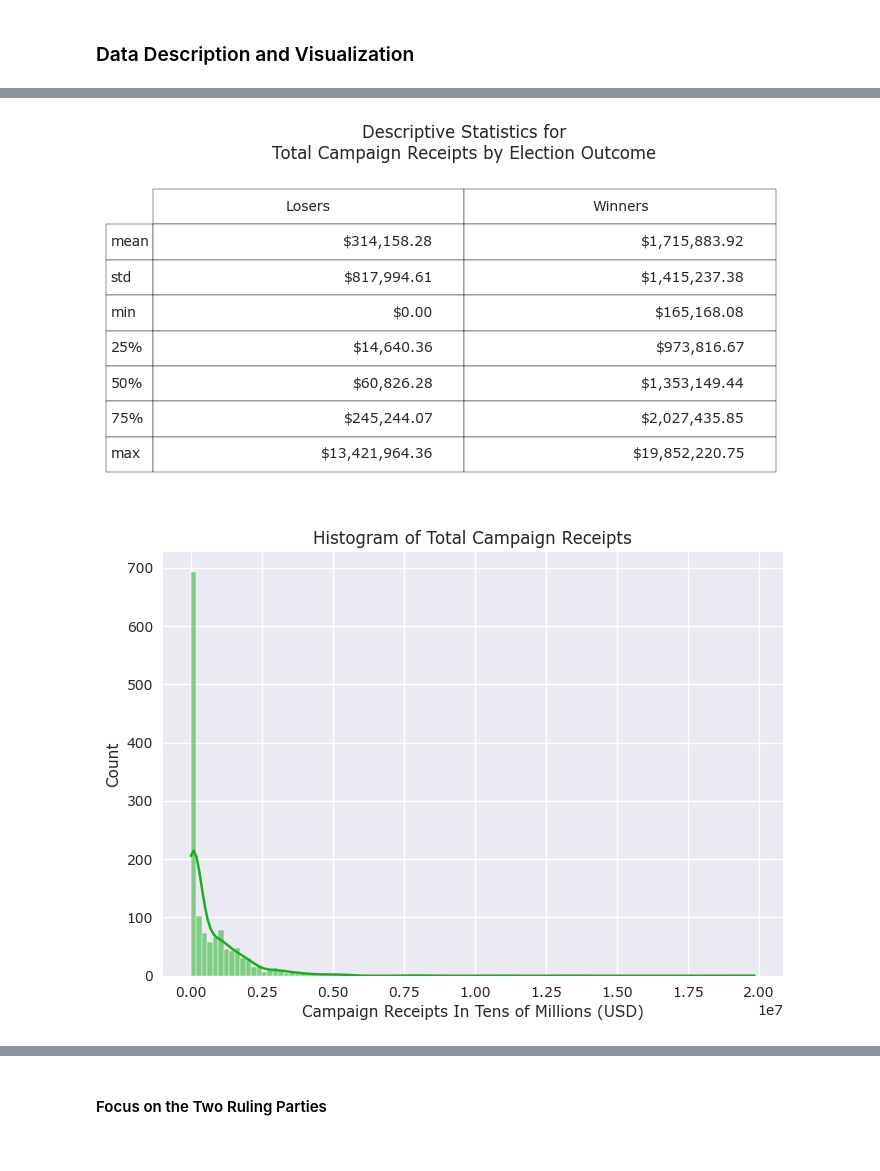
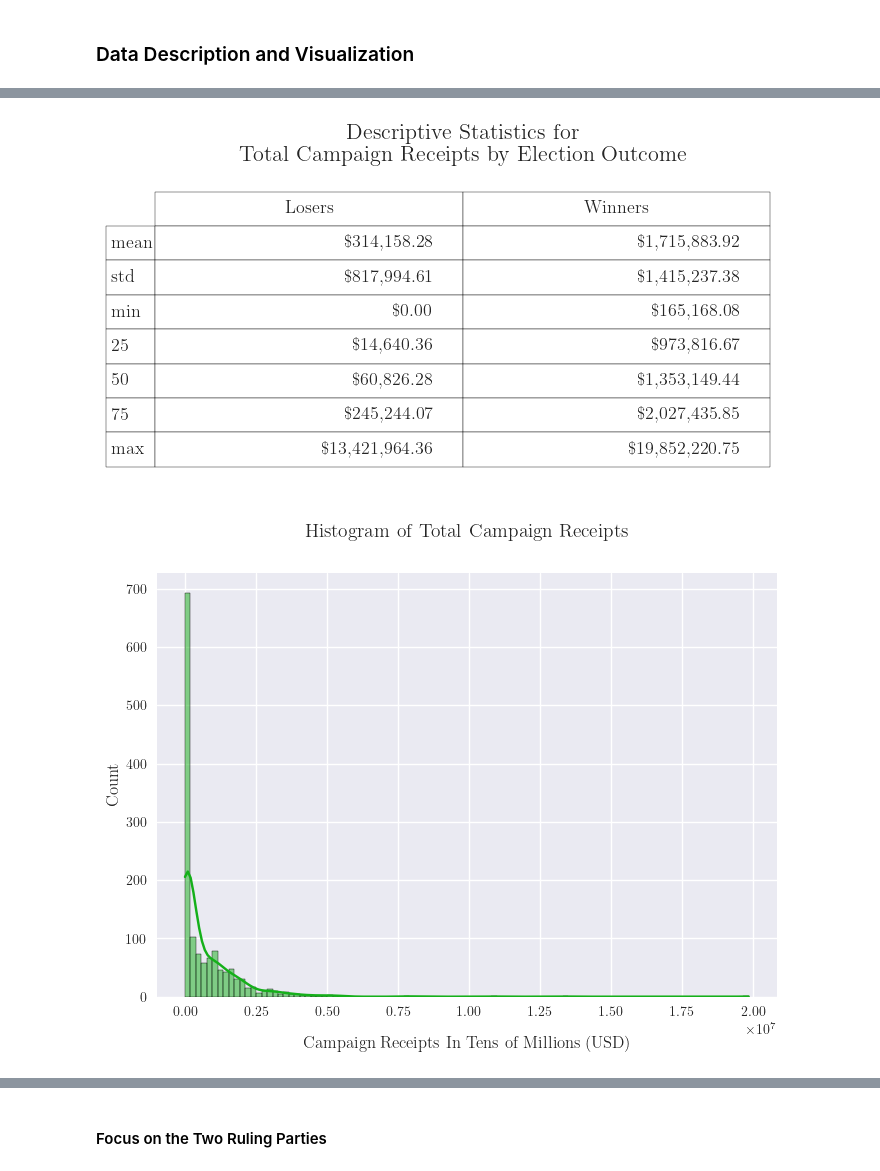
Before and after one commit to neophyte577/campaign-finance-analysis-house-2016, a Jupyter notebook: analysis/primary-analysis-larger-dataset/house_campaign_finance_analysis_2016.ipynb, the cells around one changed output, grey strips where cells are left out. Saved outputs shown, nothing was run; the diff lists cells and outputs as text; code cells hidden in the pictures.

Commit message:
Improve display formatting in primary notebook, change font to Computer Modern

```diff
--- a/analysis/primary-analysis-larger-dataset/house_campaign_finance_analysis_2016.ipynb
+++ b/analysis/primary-analysis-larger-dataset/house_campaign_finance_analysis_2016.ipynb
@@ -5,11 +5,16 @@ from warnings import simplefilter
 simplefilter(action='ignore')
 import numpy as np
 import pandas as pd
-import matplotlib.pyplot as plt
 import scipy.stats as stats
 import statsmodels.api as sm
+import matplotlib.pyplot as plt
 import seaborn as sns
 plt.style.use('seaborn-v0_8')
+plt.rcParams['text.usetex'] = True
+plt.rcParams['font.family'] = 'serif'
+plt.rcParams['font.serif'] = ['Computer Modern']
+plt.rcParams['font.size'] = 12
+import scienceplots
 from sklearn.metrics import *
 import sys
 sys.path.append('../../scripts')
@@ -426,8 +448,8 @@ plt.show()
 # %%
-describe_losers = house[house['winner']==0]['tot_rec'].describe().apply(lambda x: f'${x:,.2f}'
+describe_losers = house[house['winner']==0]['tot_rec'].describe().apply(lambda x: f"\${x:,.2f}"
                                                                         if isinstance(x, (int, float)) else x).drop('count', axis='index')
 
-describe_winners = house[house['winner']==1]['tot_rec'].describe().apply(lambda x: f"${x:,.2f}"
+describe_winners = house[house['winner']==1]['tot_rec'].describe().apply(lambda x: f"\${x:,.2f}"
                                                                          if isinstance(x, (int, float)) else x).drop('count', axis='index')
 
 des = pd.concat([describe_losers, describe_winners], axis='columns')
@@ -437,23 +459,25 @@ fig, ax = plt.subplots(figsize=(7,4))
 plt.rcParams['font.family'] = 'Verdana'
 ax.axis('off'), ax.axis('tight')
 table = ax.table(cellText=des.values.tolist(), rowLabels=des.index, colLabels=['Losers','Winners'], loc='center')
+for cell in table.get_celld().values():
+    cell.set_fontsize(13)
 table.scale(1,2)
-plt.title('Descriptive Statistics for\nTotal Campaign Receipts by Election Outcome')
+plt.title('Descriptive Statistics for\nTotal Campaign Receipts by Election Outcome', fontsize=16)
 fig.tight_layout()
 fig.savefig('../../results/larger-dataset/tables/table_of_descriptive_statistics_for_total_campaign_receipts_by_election_outcome.png')
 plt.show()
 # %% [output]
-[figure, old version]
+[figure, new version]
 # %%
 sns.histplot(data=house, x='tot_rec', kde=True, color='#15b01a')
 
-plt.title('Histogram of Total Campaign Receipts')
-plt.xlabel('Campaign Receipts In Tens of Millions (USD)')
-plt.ylabel('Count')
+plt.title('Histogram of Total Campaign Receipts', fontsize=14, pad=26)
+plt.xlabel('Campaign Receipts In Tens of Millions (USD)', labelpad=12, fontsize=12)
+plt.ylabel('Count', fontsize=12)
 plt.savefig('../../results/larger-dataset/figures/histogram_of_total_campaign_receipts.png')
 plt.show()
 # %% [output]
-[figure, old version]
+[figure, new version]
 # %%
 sns.histplot(data=house[house['tot_rec']>1000000], x='tot_rec', kde=True, color='#15b01a')
 
```
Also changed, not shown: parts of 45 cells of this notebook, 28 other files.
